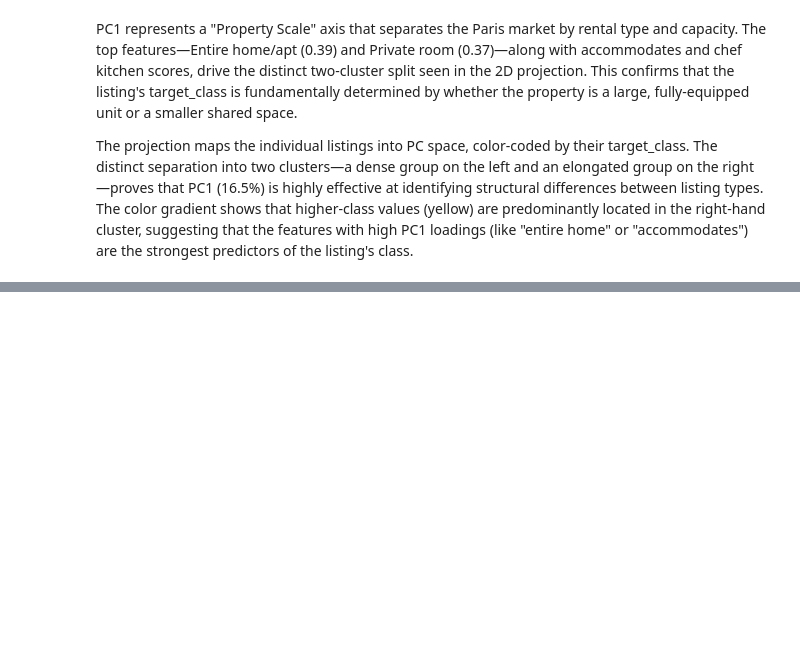
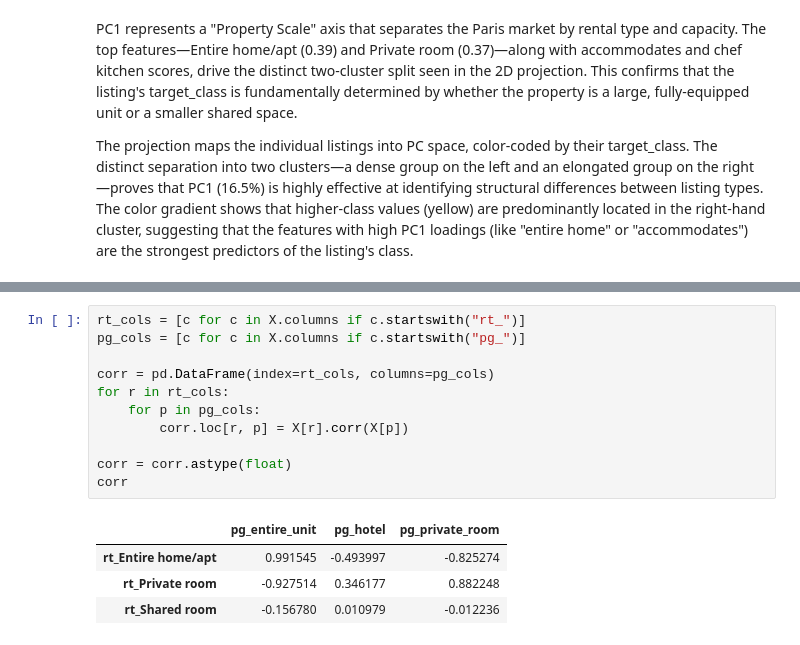
Before and after one commit to Felix-prjcts/ML_Airbnb_domain_generalisation, a Jupyter notebook: ML_Paris/PCA_paris.ipynb, the cells around one changed output, grey strips where cells are left out. Cells and saved outputs as stored; diff of their text form; blank space fills up the shorter version.

```diff
--- a/ML_Paris/PCA_paris.ipynb
+++ b/ML_Paris/PCA_paris.ipynb
@@ -246,0 +483,16 @@ The projection maps the individual listings into PC space, color-coded by their
+# %%
+rt_cols = [c for c in X.columns if c.startswith("rt_")]
+pg_cols = [c for c in X.columns if c.startswith("pg_")]
+
+corr = pd.DataFrame(index=rt_cols, columns=pg_cols)
+for r in rt_cols:
+    for p in pg_cols:
+        corr.loc[r, p] = X[r].corr(X[p])
+
+corr = corr.astype(float)
+corr
+# %% [output]
+|  | pg_entire_unit | pg_hotel | pg_private_room |
+| rt_Entire home/apt | 0.991545 | -0.493997 | -0.825274 |
+| rt_Private room | -0.927514 | 0.346177 | 0.882248 |
+| rt_Shared room | -0.156780 | 0.010979 | -0.012236 |
```
Also changed, not shown: parts of 8 cells of this notebook.
